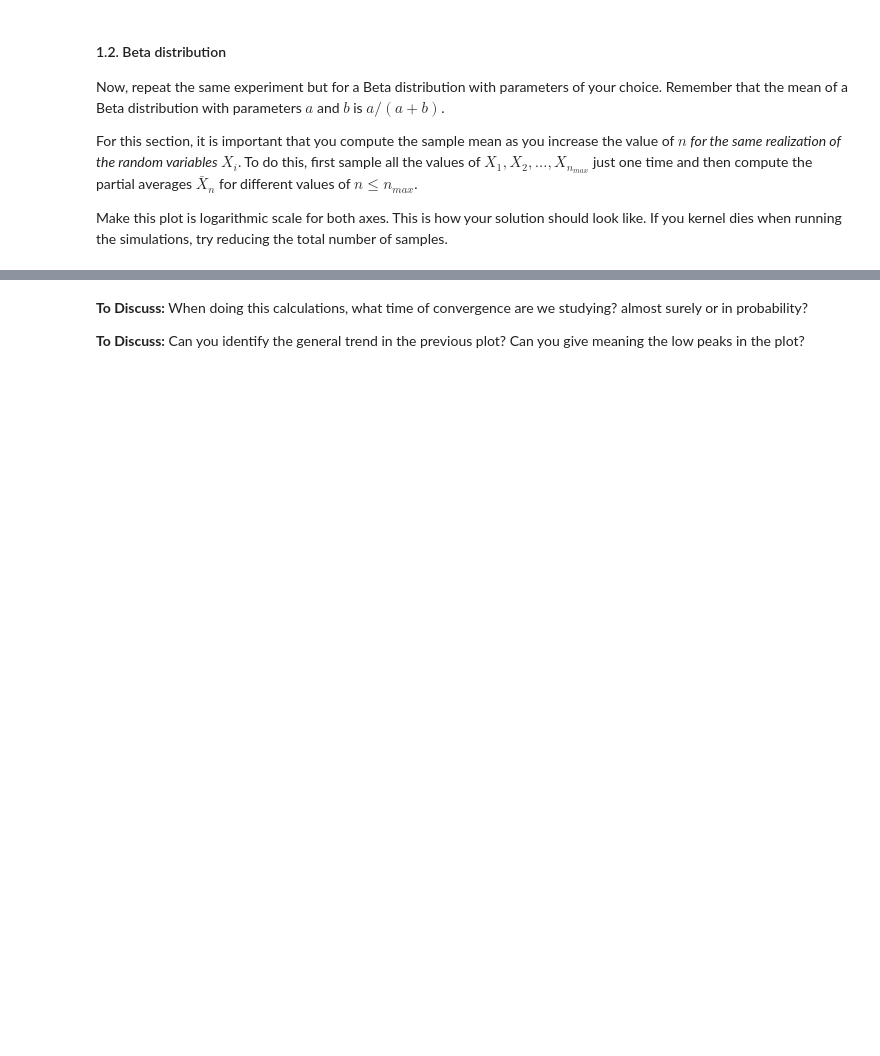
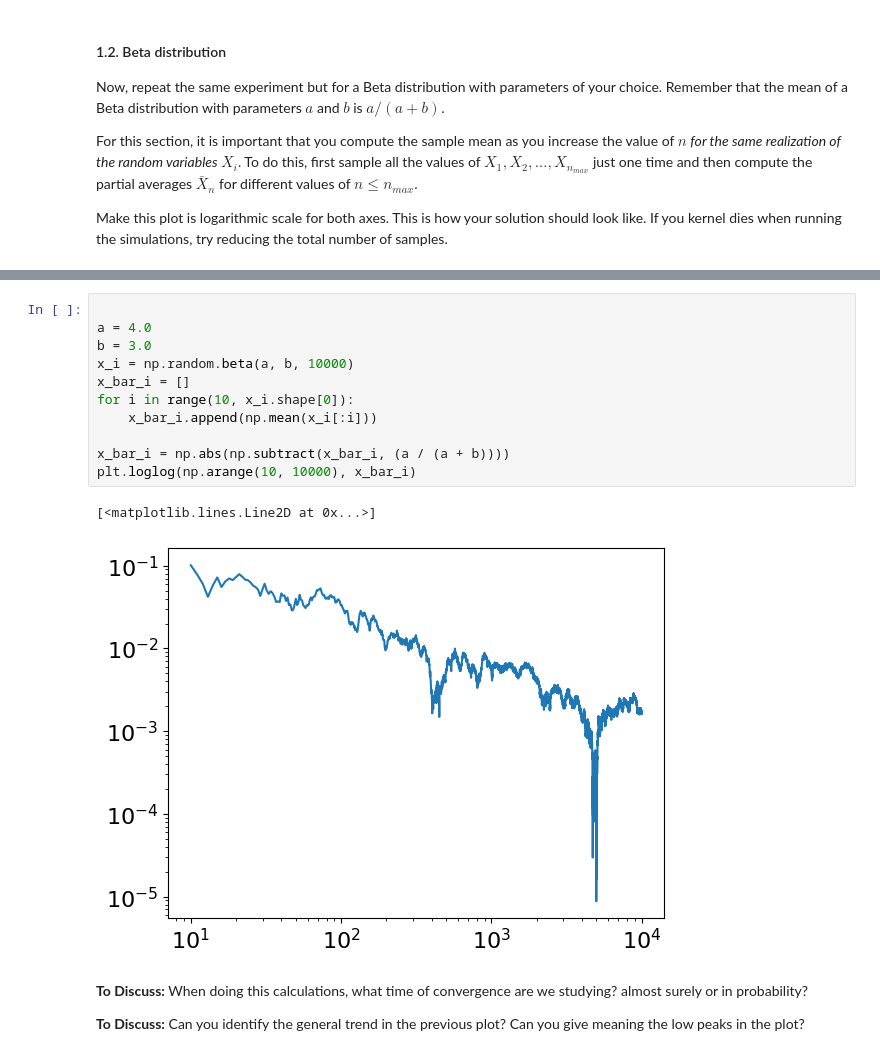
Before and after one commit to UCB-stat-201a-fall23/project02-alt2177, a Jupyter notebook: Project02-Concentration.ipynb, the cells around one changed output, grey strips where cells are left out. Cells and saved outputs as stored; diff of their text form; blank space fills up the shorter version.

```diff
--- a/Project02-Concentration.ipynb
+++ b/Project02-Concentration.ipynb
@@ -71,6 +71,20 @@ For this section, it is important that you compute the sample mean as you increa
 Make this plot is logarithmic scale for both axes. This is how your solution should look like. If you kernel dies when running the simulations, try reducing the total number of samples.
 # %% [markdown]
 <img src="solution_1_2.png" alt="Solution" />
+# %%
+
+a = 4.0
+b = 3.0
+x_i = np.random.beta(a, b, 10000)
+x_bar_i = []
+for i in range(10, x_i.shape[0]):
+    x_bar_i.append(np.mean(x_i[:i]))
+
+x_bar_i = np.abs(np.subtract(x_bar_i, (a / (a + b))))
+plt.loglog(np.arange(10, 10000), x_bar_i)
+# %% [output]
+[<matplotlib.lines.Line2D at 0x...>]
+[figure, added]
 # %% [markdown]
 **To Discuss:** When doing this calculations, what time of convergence are we studying? almost surely or in probability?
 
```
